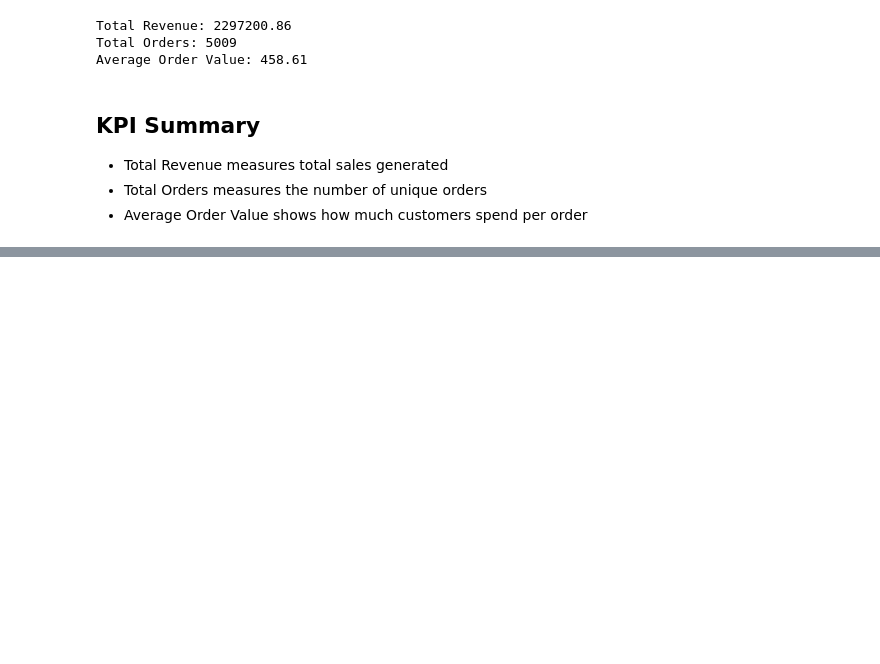
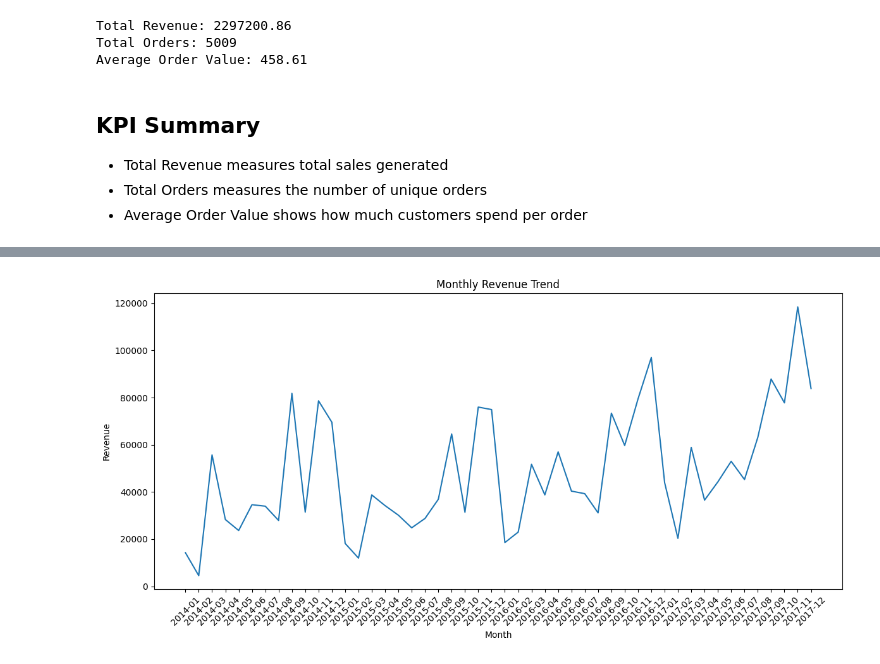
Before and after one commit to StojkoskiT/data-science-portfolio, a Jupyter notebook: projects/ecommerce_kpi_dashboard/notebooks/kpi_analysis.ipynb, the cells around one changed output, grey strips where cells are left out. Drawn from its saved outputs; the diff is of its cells as text; code cells hidden in the pictures; blank space fills up the shorter version.

Commit message:
Add monthly revenue trend analysis for ecommerce dashboard

```diff
--- a/projects/ecommerce_kpi_dashboard/notebooks/kpi_analysis.ipynb
+++ b/projects/ecommerce_kpi_dashboard/notebooks/kpi_analysis.ipynb
@@ -46,0 +49,12 @@ Average Order Value: 458.61
+# %%
+df["Order Date"] = pd.to_datetime(df["Order Date"], errors="coerce")
+
+monthly_revenue = (
+    df.groupby(df["Order Date"].dt.to_period("M"))["Sales"]
+    .sum()
+    .reset_index()
+)
+
+monthly_revenue["Order Date"] = monthly_revenue["Order Date"].astype(str)
+
+monthly_revenue.head()
@@ -46,0 +68,13 @@ Average Order Value: 458.61
+# %%
+import matplotlib.pyplot as  plt
+
+plt.figure(figsize=(12, 6))
+plt.plot(monthly_revenue["Order Date"], monthly_revenue["Sales"])
+plt.xticks(rotation=45)
+plt.title("Monthly Revenue Trend")
+plt.xlabel("Month")
+plt.ylabel("Revenue")
+plt.tight_layout()
+plt.show()
+# %% [output]
+[figure, added]
```
Also changed, not shown: parts of 3 cells of this notebook.
